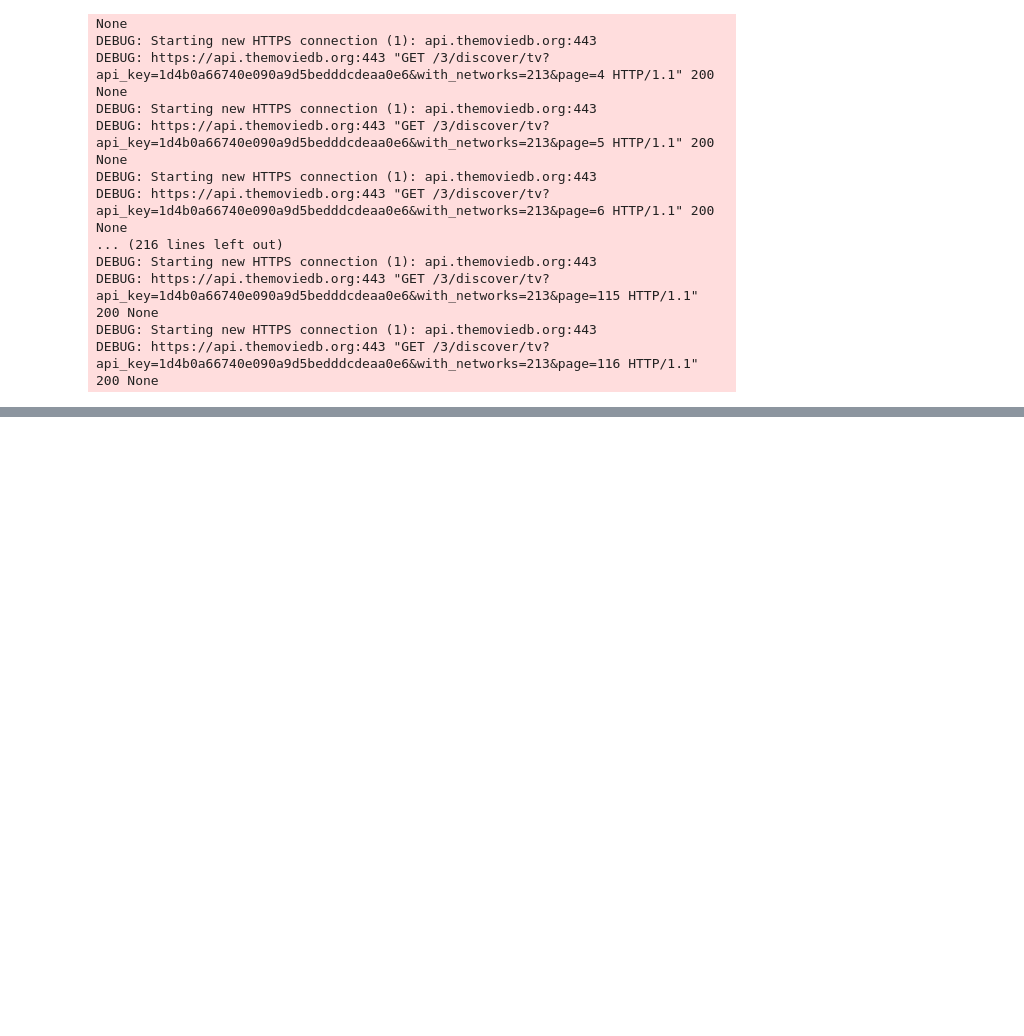
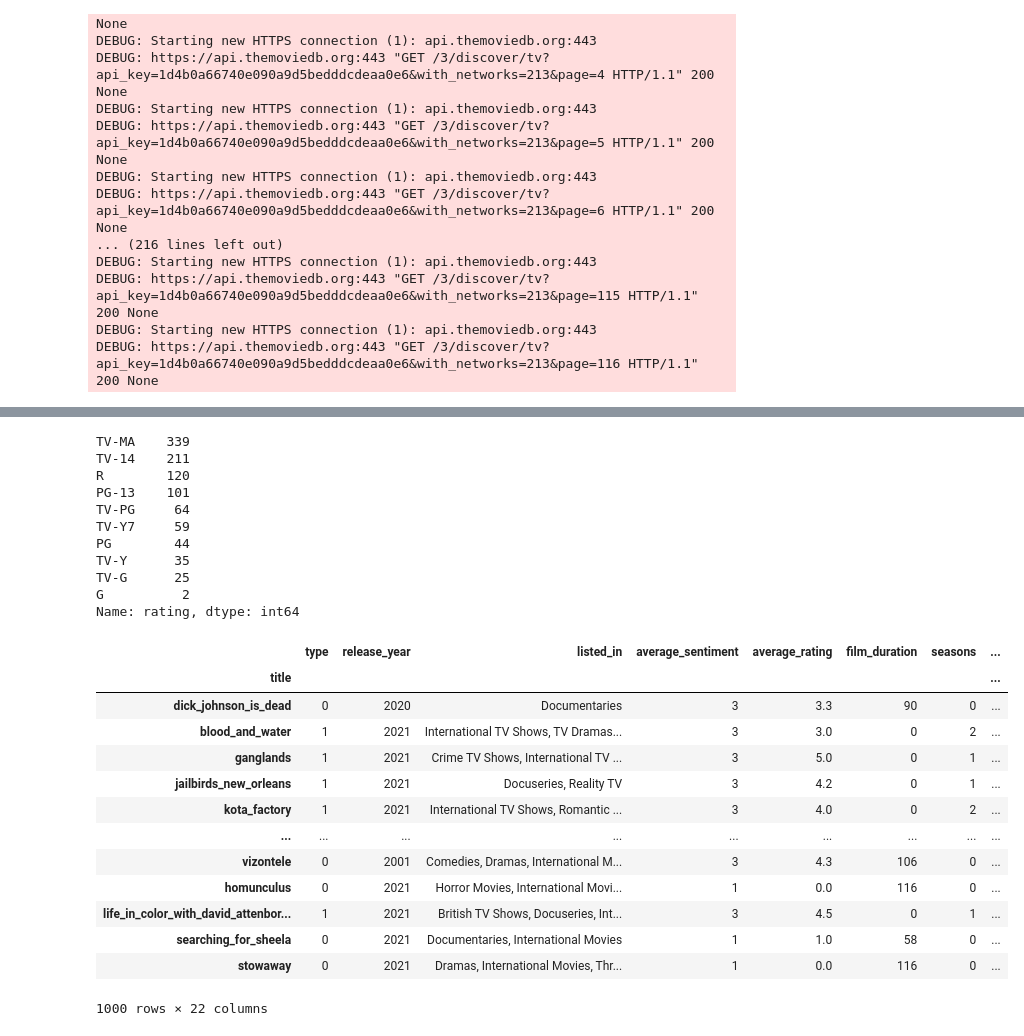
Before and after one commit to Tijnwy/DataIII, a Jupyter notebook: Data project.ipynb, the cells around one changed output, grey strips where cells are left out. Cells and saved outputs as stored; diff of their text form; code cells hidden in the pictures; blank space fills up the shorter version.

```diff
--- a/Data project.ipynb
+++ b/Data project.ipynb
@@ -496,0 +871,36 @@ api_data = df.to_csv('../api_data.csv')
+# %%
+#gehele dataset horizontaal zien
+pd.set_option('display.max_columns', None)
+
+# rating omzetten
+print(df_ml['rating'].value_counts())
+
+#dummies maken van rating
+df_ml = pd.get_dummies(df_ml, columns=['rating'], drop_first=True)
+df_ml
+# %% [output]
+TV-MA    339
+TV-14    211
+R        120
+PG-13    101
+TV-PG     64
+TV-Y7     59
+PG        44
+TV-Y      35
+TV-G      25
+G          2
+Name: rating, dtype: int64
+|  | type | release_year | listed_in | average_sentiment | average_rating | film_duration | seasons | ... |
+| title |  |  |  |  |  |  |  | ... |
+| dick_johnson_is_dead | 0 | 2020 | Documentaries | 3 | 3.3 | 90 | 0 | ... |
+| blood_and_water | 1 | 2021 | International TV Shows, TV Dramas... | 3 | 3.0 | 0 | 2 | ... |
+| ganglands | 1 | 2021 | Crime TV Shows, International TV ... | 3 | 5.0 | 0 | 1 | ... |
+| jailbirds_new_orleans | 1 | 2021 | Docuseries, Reality TV | 3 | 4.2 | 0 | 1 | ... |
+| kota_factory | 1 | 2021 | International TV Shows, Romantic ... | 3 | 4.0 | 0 | 2 | ... |
+| ... | ... | ... | ... | ... | ... | ... | ... | ... |
+| vizontele | 0 | 2001 | Comedies, Dramas, International M... | 3 | 4.3 | 106 | 0 | ... |
+| homunculus | 0 | 2021 | Horror Movies, International Movi... | 1 | 0.0 | 116 | 0 | ... |
+| life_in_color_with_david_attenbor... | 1 | 2021 | British TV Shows, Docuseries, Int... | 3 | 4.5 | 0 | 1 | ... |
+| searching_for_sheela | 0 | 2021 | Documentaries, International Movies | 1 | 1.0 | 58 | 0 | ... |
+| stowaway | 0 | 2021 | Dramas, International Movies, Thr... | 1 | 0.0 | 116 | 0 | ... |
+1000 rows × 22 columns
```
Also changed, not shown: parts of 18 cells of this notebook.
